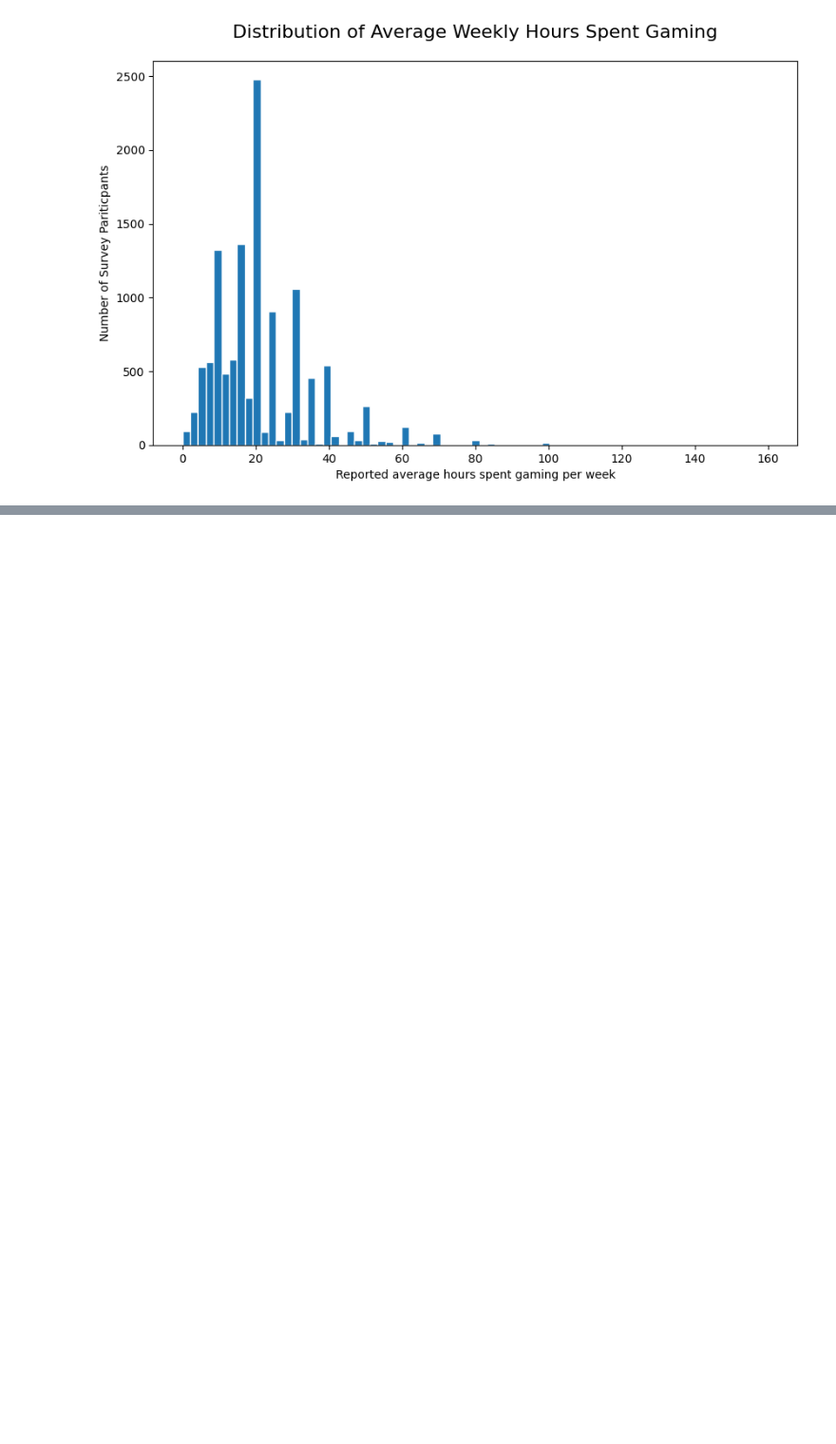
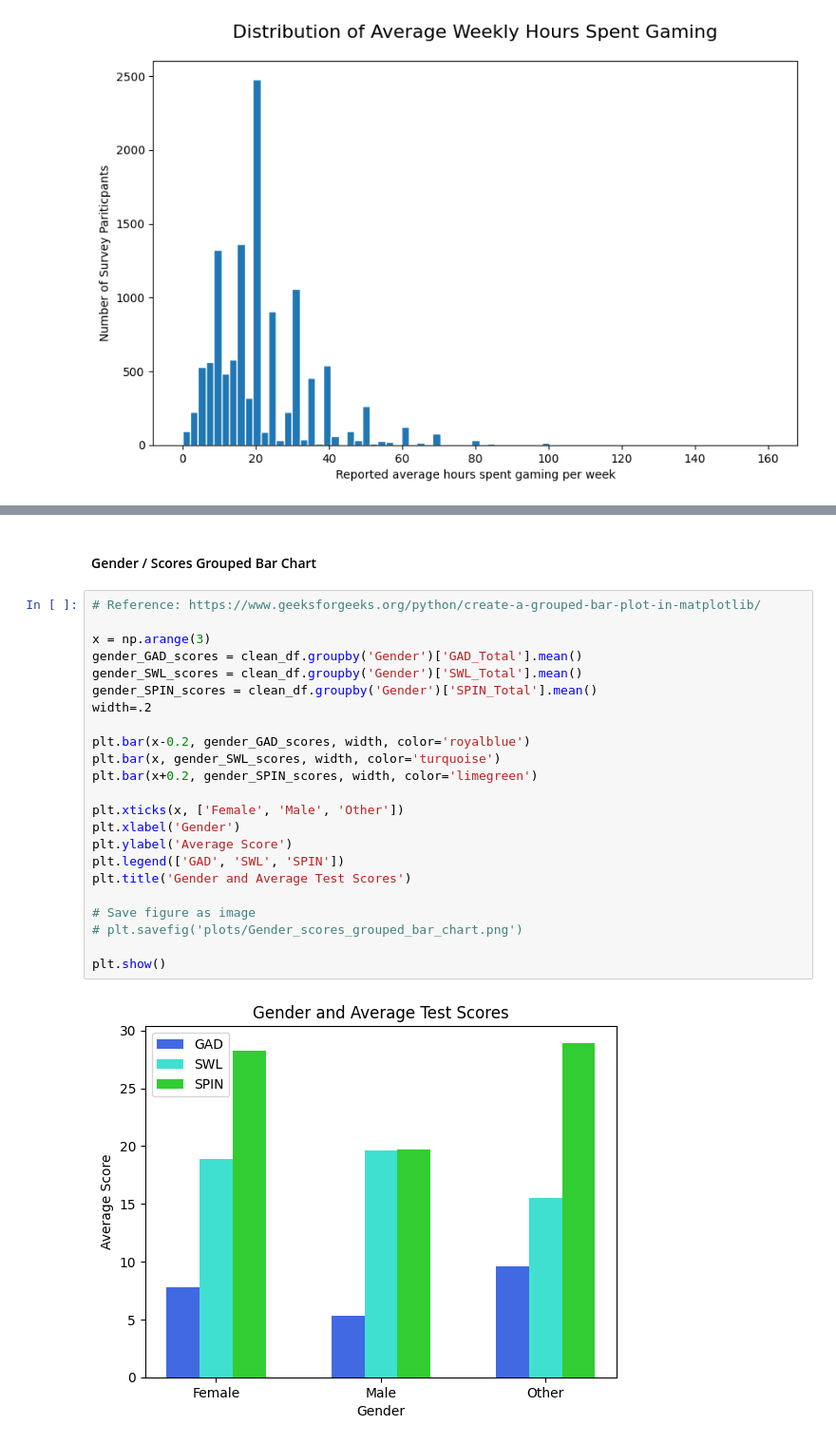
Before and after one commit to amallred/gaming-mental-health-analysis, a Jupyter notebook: data_cleaning.ipynb, the cells around one changed output, grey strips where cells are left out. Shown at 95% size. Saved outputs shown, nothing was run; the diff lists cells and outputs as text; blank space fills up the shorter version.

```diff
--- a/data_cleaning.ipynb
+++ b/data_cleaning.ipynb
@@ -664,0 +709,27 @@ Name: count, dtype: int64
+# %% [markdown]
+#### Gender / Scores Grouped Bar Chart
+# %%
+# Reference: https://www.geeksforgeeks.org/python/create-a-grouped-bar-plot-in-matplotlib/
+
+x = np.arange(3)
+gender_GAD_scores = clean_df.groupby('Gender')['GAD_Total'].mean()
+gender_SWL_scores = clean_df.groupby('Gender')['SWL_Total'].mean()
+gender_SPIN_scores = clean_df.groupby('Gender')['SPIN_Total'].mean()
+width=.2
+
+plt.bar(x-0.2, gender_GAD_scores, width, color='royalblue')
+plt.bar(x, gender_SWL_scores, width, color='turquoise')
+plt.bar(x+0.2, gender_SPIN_scores, width, color='limegreen')
+
+plt.xticks(x, ['Female', 'Male', 'Other'])
+plt.xlabel('Gender')
+plt.ylabel('Average Score')
+plt.legend(['GAD', 'SWL', 'SPIN'])
+plt.title('Gender and Average Test Scores')
+
+# Save figure as image
+# plt.savefig('plots/Gender_scores_grouped_bar_chart.png')
+
+plt.show()
+# %% [output]
+[figure, added]
```
Also changed, not shown: parts of 20 cells of this notebook, 6 other files.
